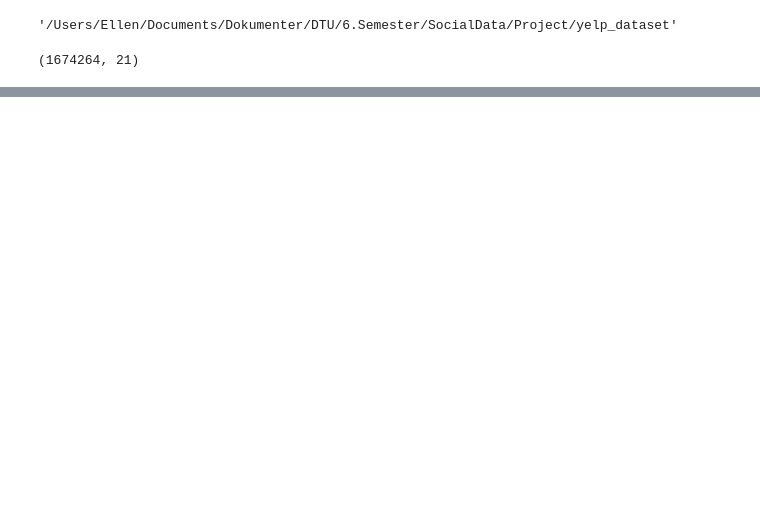
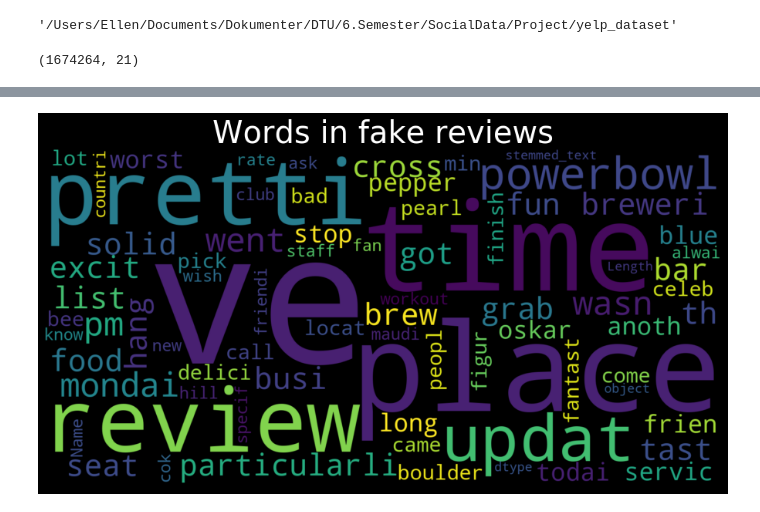
Before and after one commit to MichelleHovendal/Restaurant-Guide, a Jupyter notebook: code/Prediction.ipynb, the cells around one changed output, grey strips where cells are left out. Drawn from its saved outputs; the diff is of its cells as text; code cells hidden in the pictures; blank space fills up the shorter version.

Commit message:
plot

```diff
--- a/code/Prediction.ipynb
+++ b/code/Prediction.ipynb
@@ -425,11 +340,13 @@ plt.tight_layout(pad=10)
 # %%
 wc = WordCloud(width=1600, height=800, random_state=42, max_words=1000000)
 
 # generation
 wc.generate(str(df[df['anomaly'] ==-1]['stemmed_text']))
 
 plt.figure(figsize=(15,10), facecolor='black')
-plt.title("Words in fake reviews", fontsize=40, color='white')
+plt.title("Words in fake reviews", fontsize=40, color='')
 plt.imshow(wc, interpolation='bilinear')
 plt.axis('off')
 plt.tight_layout(pad=10)
+# %% [output]
+[figure, added]
```
Also changed, not shown: parts of 12 cells of this notebook, 2 other files.
